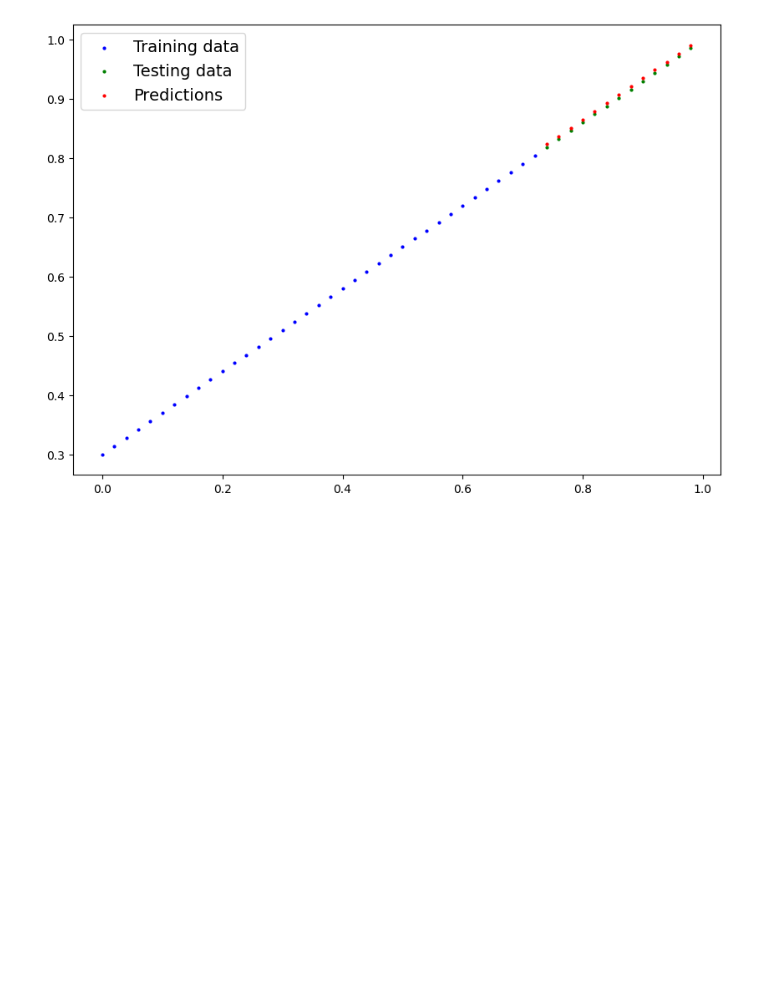
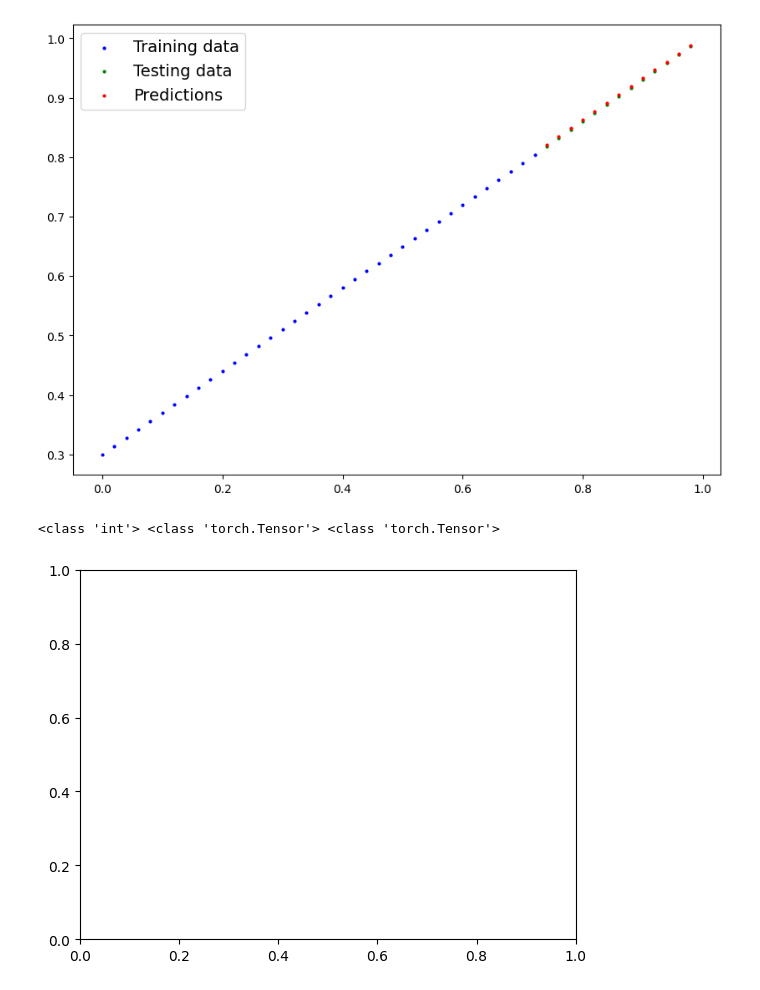
Before and after one commit to skandanyal/Deep_Learning, a Jupyter notebook: 1_Workflow.ipynb, the cells around one changed output. Saved outputs shown, nothing was run; the diff lists cells and outputs as text; code cells hidden in the pictures; blank space fills up the shorter version.

```diff
--- a/1_Workflow.ipynb
+++ b/1_Workflow.ipynb
@@ -274,7 +278,12 @@ with torch.inference_mode():            # or torch.no_grad()
 torch.manual_seed(5)
 
 # An apoch is one loop through the data
-epochs = 500
+epochs = 2001
+
+# tracking experiments - track different values
+epoch_count = []
+loss_values = []
+test_loss_values = []
 
 # 0. loop through the data
 for epoch in range(epochs):
@@ -297,7 +306,20 @@ for epoch in range(epochs):
     loss.backward()
 
     # 5. Set the optimizer (perform gradient descent)
-    optimizer.step()
+    optimizer.step()                        # reset the accumulated optimizer changes back to 0
 
     model_0.eval()                          # turns off gradient tracking
+    with torch.inference_mode():
+        # 1. do the forward pass
+        test_pred = model_0(X_test)
+
+        # 2. calculate the loss
+        test_loss = loss_fn(test_pred, y_test)
+
+    # print out what's happening
+    if epoch % 1000 == 0:
+        epoch_count.append(epoch)
+        loss_values.append(loss)
+        test_loss_values.append(test_loss)
+        print(f"Loss: {loss} | Test loss: {test_loss}\n")
 # %% [output]
@@ -327,3 +357,23 @@ with torch.inference_mode():
 plot_predictions(predictions=y_preds)
 # %% [output]
 [figure]
+# %%
+# plotting the loss curves
+try:
+    plt.plot(epoch_count, loss_values, label="Train loss")
+    plt.plot(epoch_count, test_loss_values, label="Test loss")
+    plt.title("Training and test loss curves")
+    plt.ylabel("Loss")
+    plt.xlabel("Epochs")
+    plt.legend();
+
+except Exception as e:
+    pass
+
+import numpy as np
+# the code is still not working because of the datatype of elements inside the lists
+# we first have to convert it into numpy array
+print(type(epoch_count[0]), type(loss_values[0]), type(test_loss_values[0]))
+# %% [output]
+<class 'int'> <class 'torch.Tensor'> <class 'torch.Tensor'>
+[figure, added]
```
Also changed, not shown: parts of 16 cells of this notebook.
